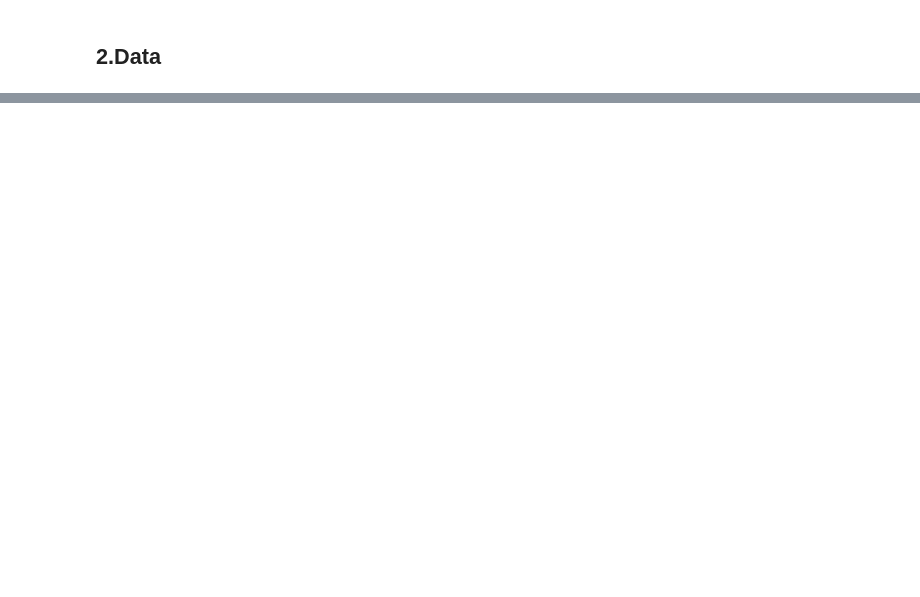
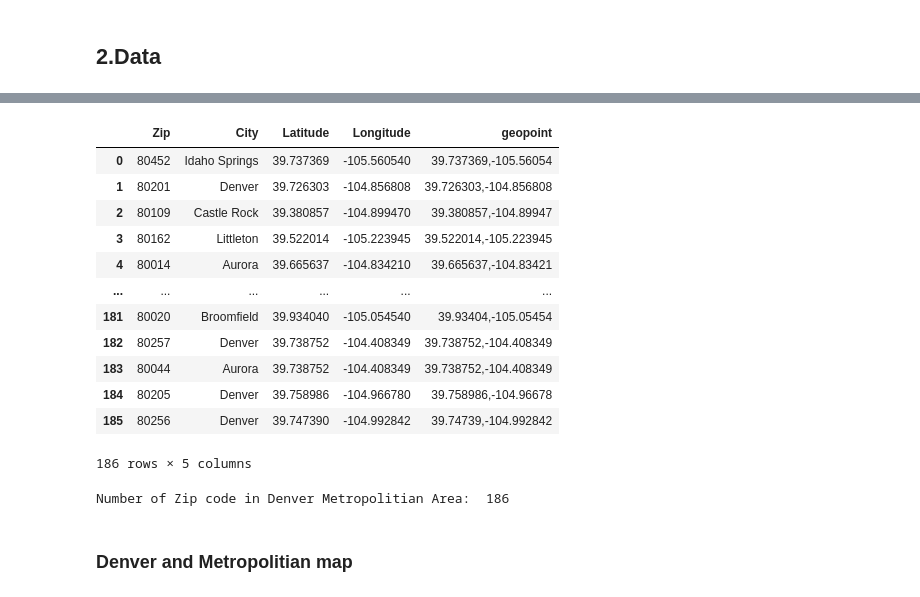
Before and after one commit to kamirothchild/Coursera_Capstone, a Jupyter notebook: Boba tea shops in Denver Metro area.ipynb, the cells around one changed output, grey strips where cells are left out. Drawn from its saved outputs; the diff is of its cells as text; code cells hidden in the pictures; blank space fills up the shorter version.

```diff
--- a/Boba tea shops in Denver Metro area.ipynb
+++ b/Boba tea shops in Denver Metro area.ipynb
@@ -50,0 +197,4 @@ Next, we can go into detail for each boba tea shop to see how they perform. We c
+# %%
+#make the city names all lower case
+denmetro['CITY'] = denmetro['CITY'].str.lower()
+denmetro.head()
@@ -50,0 +208,4 @@ Next, we can go into detail for each boba tea shop to see how they perform. We c
+# %%
+#make denmetro['CITY'] first letter capitalized like colorado['City'] data frame
+denmetro['CITY'] = denmetro['CITY'].str.title()
+denmetro.head()
@@ -50,0 +221,3 @@ Next, we can go into detail for each boba tea shop to see how they perform. We c
+# %%
+denmetro_latlng = colorado[colorado['City'].isin(list(denmetro['CITY']))]
+denmetro_latlng.head()
@@ -50,0 +231,3 @@ Next, we can go into detail for each boba tea shop to see how they perform. We c
+# %%
+denmetro_latlng.reset_index(drop=True, inplace=True)
+denmetro_latlng.head()
@@ -50,0 +241,22 @@ Next, we can go into detail for each boba tea shop to see how they perform. We c
+# %%
+denmetro_latlng.drop(['State','Timezone','Daylight savings time flag'], axis=1) #keep only neccesary columns
+# %% [output]
+|  | Zip | City | Latitude | Longitude | geopoint |
+| 0 | 80452 | Idaho Springs | 39.737369 | -105.560540 | 39.737369,-105.56054 |
+| 1 | 80201 | Denver | 39.726303 | -104.856808 | 39.726303,-104.856808 |
+| 2 | 80109 | Castle Rock | 39.380857 | -104.899470 | 39.380857,-104.89947 |
+| 3 | 80162 | Littleton | 39.522014 | -105.223945 | 39.522014,-105.223945 |
+| 4 | 80014 | Aurora | 39.665637 | -104.834210 | 39.665637,-104.83421 |
+| ... | ... | ... | ... | ... | ... |
+| 181 | 80020 | Broomfield | 39.934040 | -105.054540 | 39.93404,-105.05454 |
+| 182 | 80257 | Denver | 39.738752 | -104.408349 | 39.738752,-104.408349 |
+| 183 | 80044 | Aurora | 39.738752 | -104.408349 | 39.738752,-104.408349 |
+| 184 | 80205 | Denver | 39.758986 | -104.966780 | 39.758986,-104.96678 |
+| 185 | 80256 | Denver | 39.747390 | -104.992842 | 39.74739,-104.992842 |
+186 rows × 5 columns
+# %%
+print('Number of Zip code in Denver Metropolitian Area: ', denmetro_latlng.shape[0])
+# %% [output]
+Number of Zip code in Denver Metropolitian Area:  186
+# %% [markdown]
+### Denver and Metropolitian map
```
Also changed, not shown: parts of 39 cells of this notebook.
